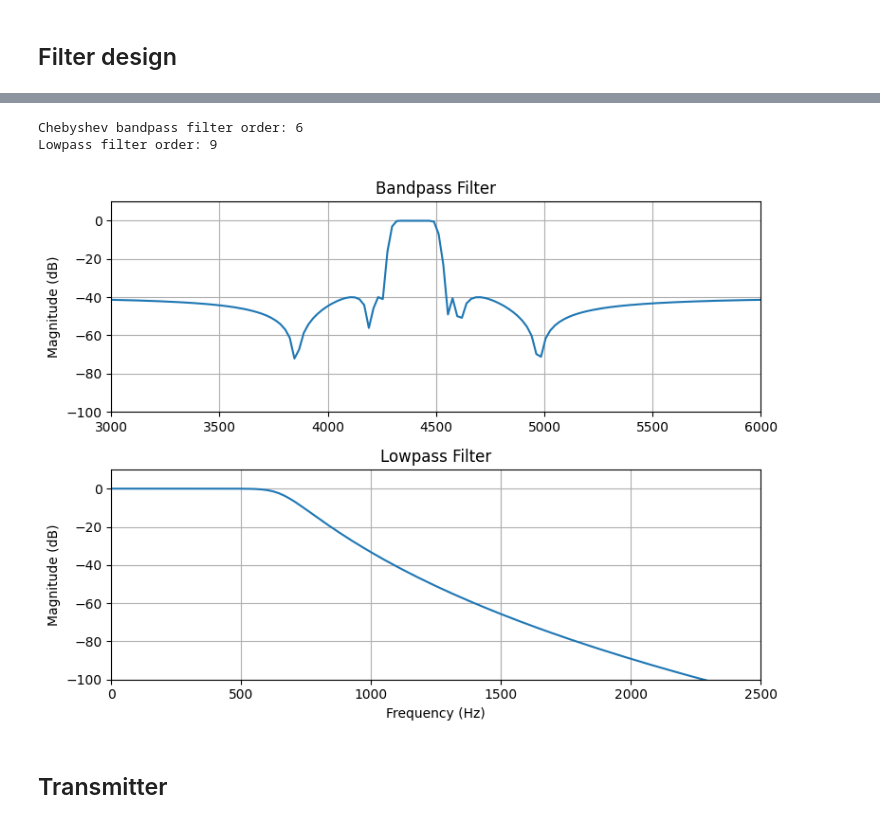
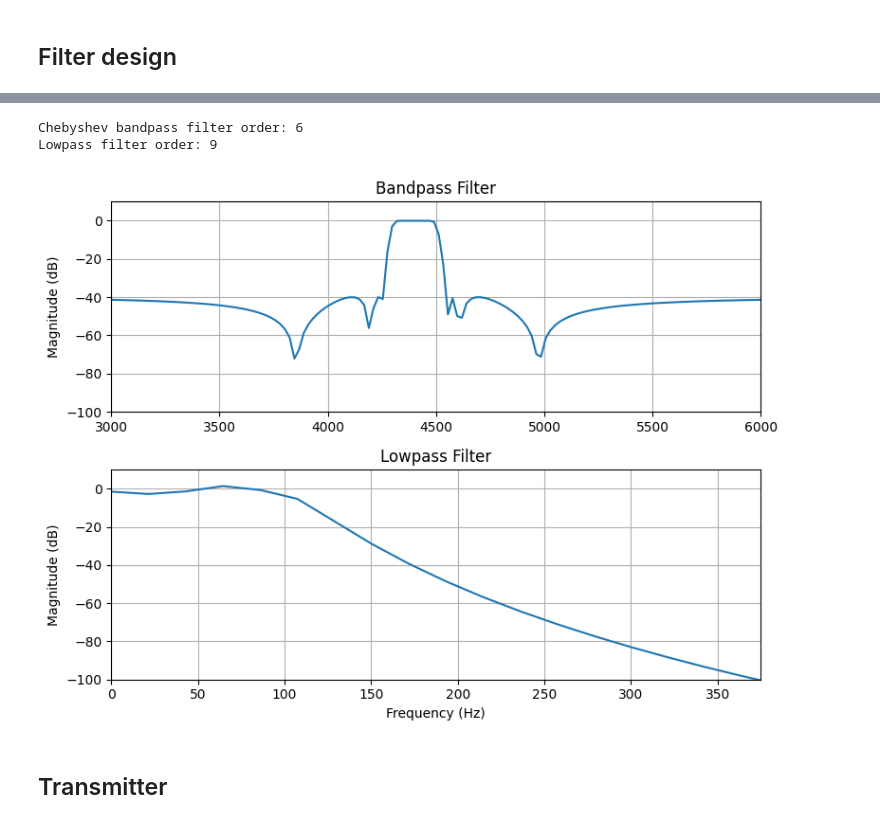
Before and after one commit to hannahpettersson/sigtransprojekt15, a Jupyter notebook: project/lab_2.ipynb, the cells around one changed output, grey strips where cells are left out. Saved outputs shown, nothing was run; the diff lists cells and outputs as text; code cells hidden in the pictures.

```diff
--- a/project/lab_2.ipynb
+++ b/project/lab_2.ipynb
@@ -33,8 +33,8 @@ As = 40
 
 Ap_lp = 0.8 #passband ripple in db
 As_lp = 40 #stopband attenuation in db
-Wp_lp = 600 #HZ passband edge
-Ws_lp = 1100 #Hz stopband edge
+Wp_lp = 95 #HZ passband edge
+Ws_lp = 175 #Hz stopband edge
 wp_arr = [4300, 4500]
 ws_arr = [4250, 4550]
 
@@ -131,40 +131,40 @@ w_lp_d, h_lp_d = signal.freqz(b_lp_d, a_lp_d)
 f_lp_d = w_lp_d * f_nyquist /np.pi  # convert from rad/s to Hz
 print(f"Lowpass filter order: {N_lp_d}")
 
-# Nc_d, w_c_d = signal.cheb2ord(wp_lp_norm_d, ws_lp_norm_d, Ap, As, analog=False)
-# Nc_d = int(np.ceil(Nc_d))
+# N_lp_d, Wn_lp_d = signal.cheb2ord(wp_lp_norm_d, ws_lp_norm_d, Ap, As, analog=False)
+# N_lp_d = int(np.ceil(Nc_d))
 # print(f"Chebyshev lowpass filter order: {Nc_d}")
 # b_lp_d, a_lp_d = signal.iirdesign(wp=wp_lp_norm_d, ws=ws_lp_norm_d, gpass=Ap_lp, gstop=As_lp, ftype='cheby2', output='ba', analog=False)
-# w_bp_d, h_bp_d = signal.freqz(cb_d, ca_d)
-# f_bp_d = w_bp_d * f_nyquist /np.pi  # convert from rad/s to Hz
+# w_lp_d, h_lp_d = signal.freqz(cb_d, ca_d)
+# f_lp_d = w_lp_d * f_nyquist /np.pi  # convert from rad/s to Hz
 
 # Plot both filters
 fig, ax = plt.subplots(2,1, figsize=(8,6))
 
 # Bandpass
 ax[0].plot(f_bp_d, 20*np.log10(np.abs(hc_d)))
 ax[0].set_title("Bandpass Filter")
 ax[0].set_ylabel("Magnitude (dB)")
 ax[0].set_xlim(3000,6000)
 ax[0].set_ylim(-100,10)
 ax[0].grid(True)
 
 # Lowpass
 ax[1].plot(f_lp_d, 20*np.log10(np.abs(h_lp_d)))
 ax[1].set_title("Lowpass Filter")
 ax[1].set_xlabel("Frequency (Hz)")
-ax[1].set_xlim(0,2500)
+ax[1].set_xlim(0,375)
 ax[1].set_ylim(-100,10)
 
 ax[1].set_ylabel("Magnitude (dB)")
 ax[1].grid(True)
 
 plt.tight_layout()
 plt.show()
 # %% [output]
 Chebyshev bandpass filter order: 6
 Lowpass filter order: 9
-[figure, old version]
+[figure, new version]
 # %% [markdown]
 ## Transmitter
 # %%
```
Also changed, not shown: parts of 1 cell of this notebook, 2 other files.
